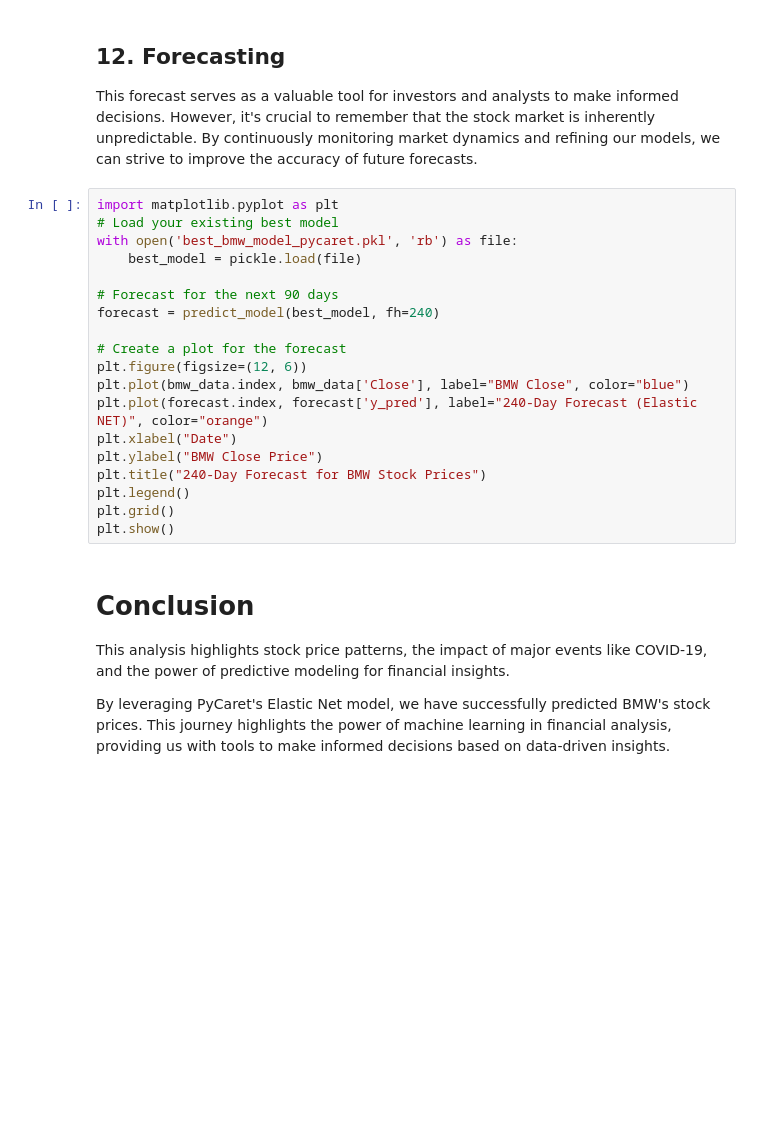
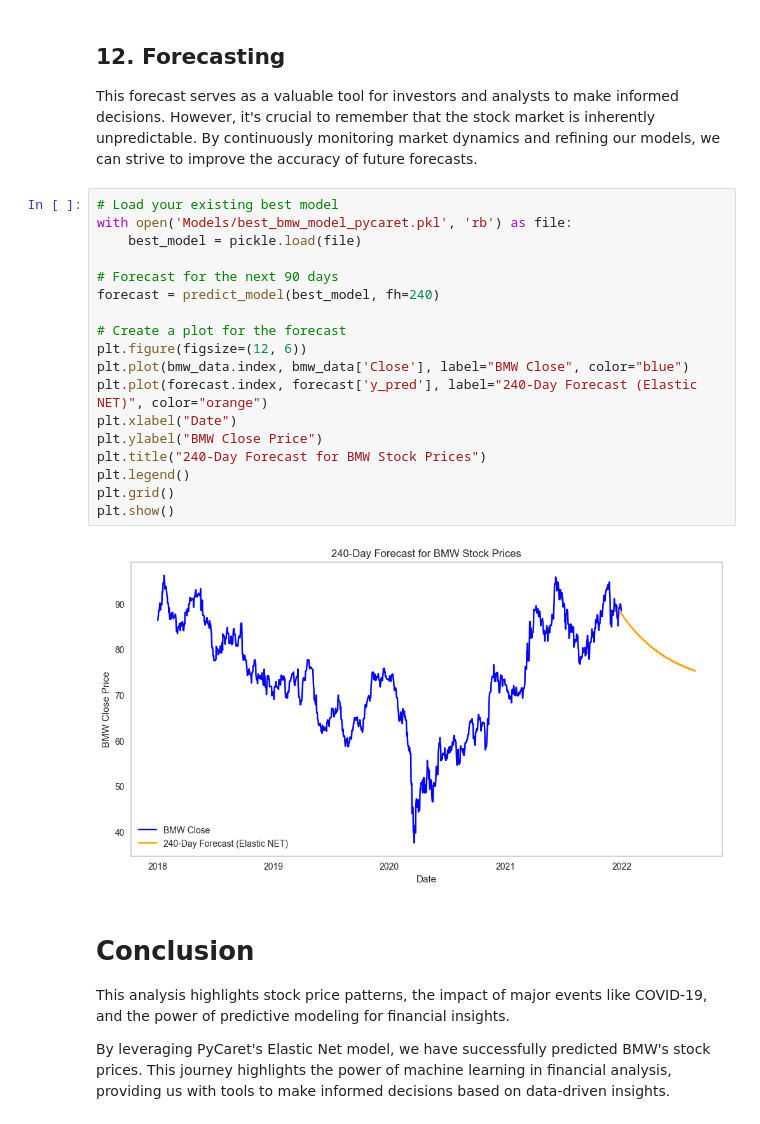
Before and after one commit to RedwanHr/CloudAI, a Jupyter notebook: MercedesVsBmw/2_Stockprices_model.ipynb, the cells around one changed output. Saved outputs shown, nothing was run; the diff lists cells and outputs as text; blank space fills up the shorter version.

```diff
--- a/MercedesVsBmw/2_Stockprices_model.ipynb
+++ b/MercedesVsBmw/2_Stockprices_model.ipynb
@@ -283,24 +318,25 @@ with open('Models/best_bmw_model_pycaret.pkl', 'wb') as file:
 
 This forecast serves as a valuable tool for investors and analysts to make informed decisions. However, it's crucial to remember that the stock market is inherently unpredictable. By continuously monitoring market dynamics and refining our models, we can strive to improve the accuracy of future forecasts.
 # %%
-import matplotlib.pyplot as plt
 # Load your existing best model
-with open('best_bmw_model_pycaret.pkl', 'rb') as file:
+with open('Models/best_bmw_model_pycaret.pkl', 'rb') as file:
     best_model = pickle.load(file)
 
 # Forecast for the next 90 days
 forecast = predict_model(best_model, fh=240)
 
 # Create a plot for the forecast
 plt.figure(figsize=(12, 6))
 plt.plot(bmw_data.index, bmw_data['Close'], label="BMW Close", color="blue")
 plt.plot(forecast.index, forecast['y_pred'], label="240-Day Forecast (Elastic NET)", color="orange")
 plt.xlabel("Date")
 plt.ylabel("BMW Close Price")
 plt.title("240-Day Forecast for BMW Stock Prices")
 plt.legend()
 plt.grid()
 plt.show()
+# %% [output]
+[figure, added]
 # %% [markdown]
 # Conclusion
 
```
Also changed, not shown: parts of 7 cells of this notebook, 8 other files.
